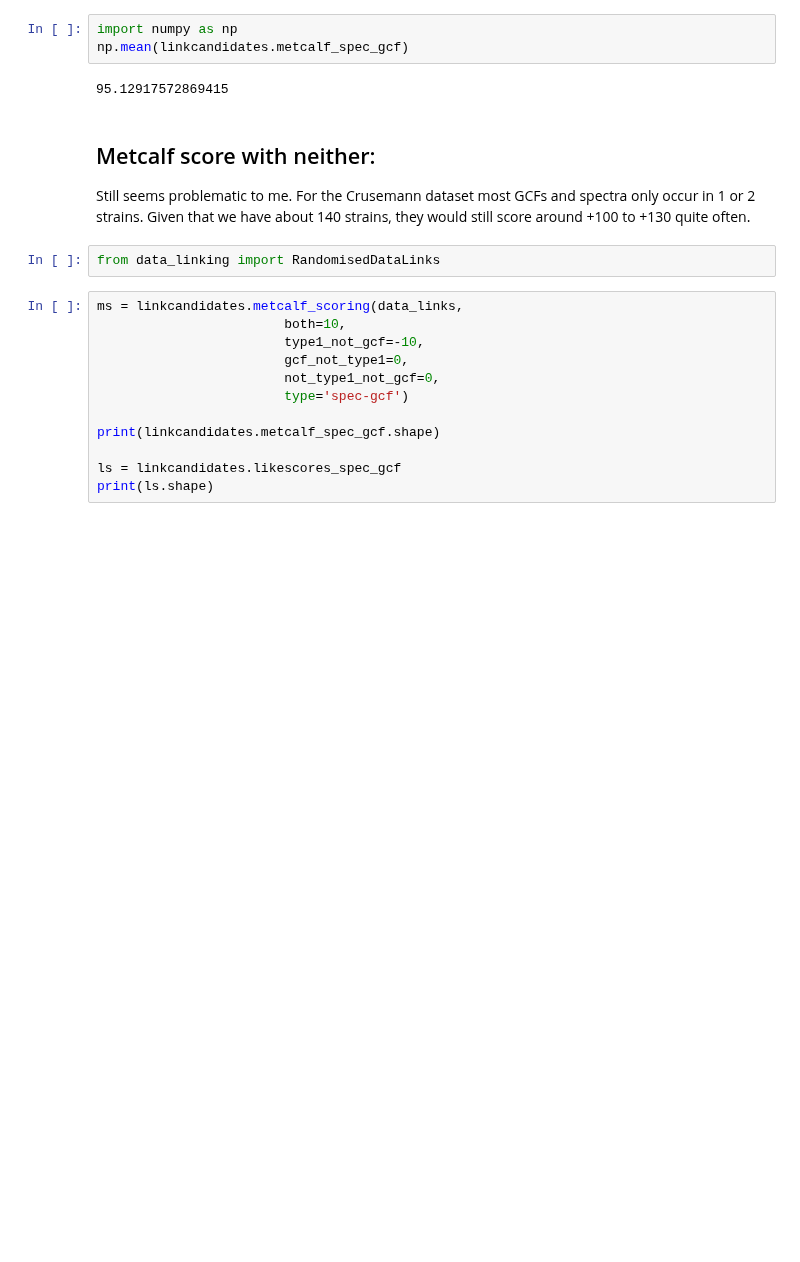
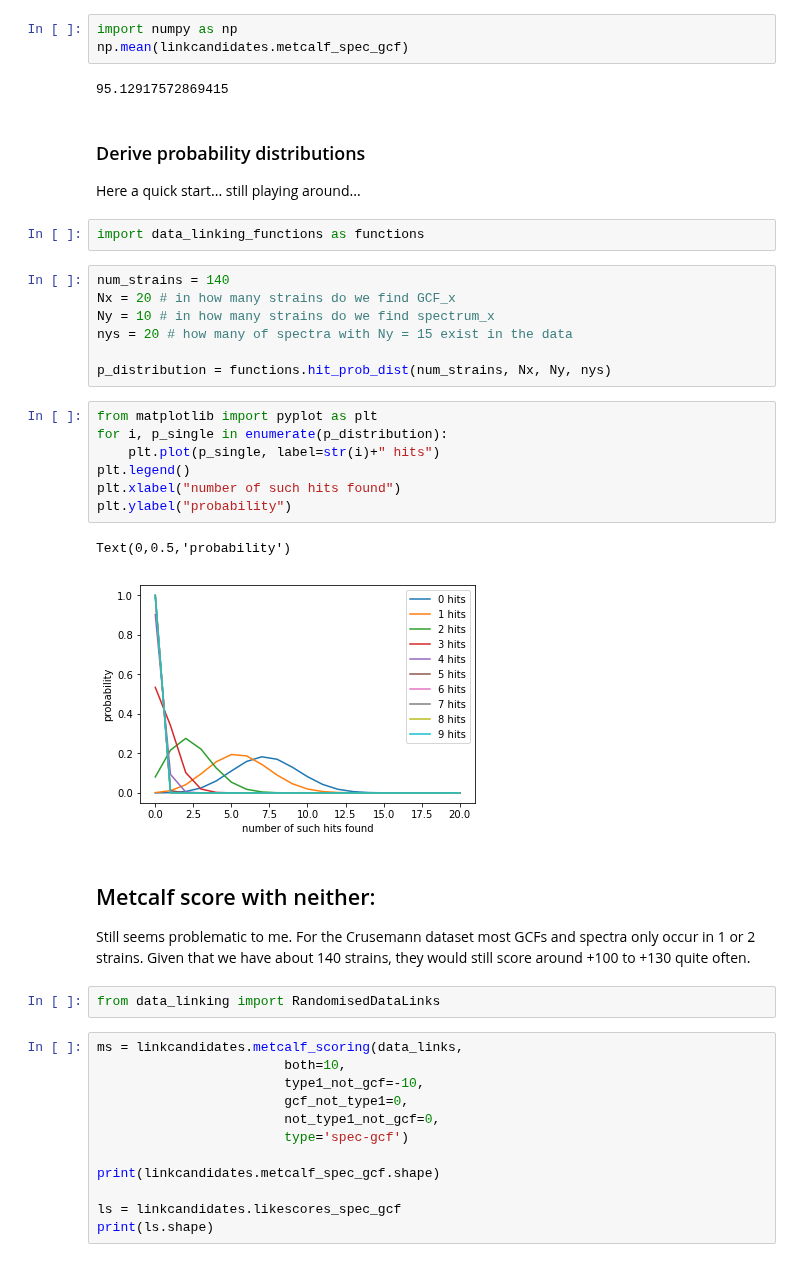
Before and after one commit to NPLinker/nplinker, a Jupyter notebook: prototype/nplinker_significancy_tests.ipynb, the cells around one changed output. Drawn from its saved outputs; the diff is of its cells as text; blank space fills up the shorter version.

```diff
--- a/prototype/nplinker_significancy_tests.ipynb
+++ b/prototype/nplinker_significancy_tests.ipynb
@@ -183,6 +201,28 @@ import numpy as np
 np.mean(linkcandidates.metcalf_spec_gcf)
 # %% [output]
 95.12917572869415
+# %% [markdown]
+### Derive probability distributions
+Here a quick start... still playing around...
+# %%
+import data_linking_functions as functions
+# %%
+num_strains = 140
+Nx = 20 # in how many strains do we find GCF_x
+Ny = 10 # in how many strains do we find spectrum_x
+nys = 20 # how many of spectra with Ny = 15 exist in the data
+
+p_distribution = functions.hit_prob_dist(num_strains, Nx, Ny, nys)
+# %%
+from matplotlib import pyplot as plt
+for i, p_single in enumerate(p_distribution):
+    plt.plot(p_single, label=str(i)+" hits")
+plt.legend()
+plt.xlabel("number of such hits found")
+plt.ylabel("probability")
+# %% [output]
+Text(0,0.5,'probability')
+[figure, added]
 # %% [markdown]
 ## Metcalf score with neither:
 Still seems problematic to me. For the Crusemann dataset most GCFs and spectra only occur in 1 or 2 strains. Given that we have about 140 strains, they would still score around +100 to +130 quite often.
```
Also changed, not shown: parts of 4 cells of this notebook, 3 other files.
